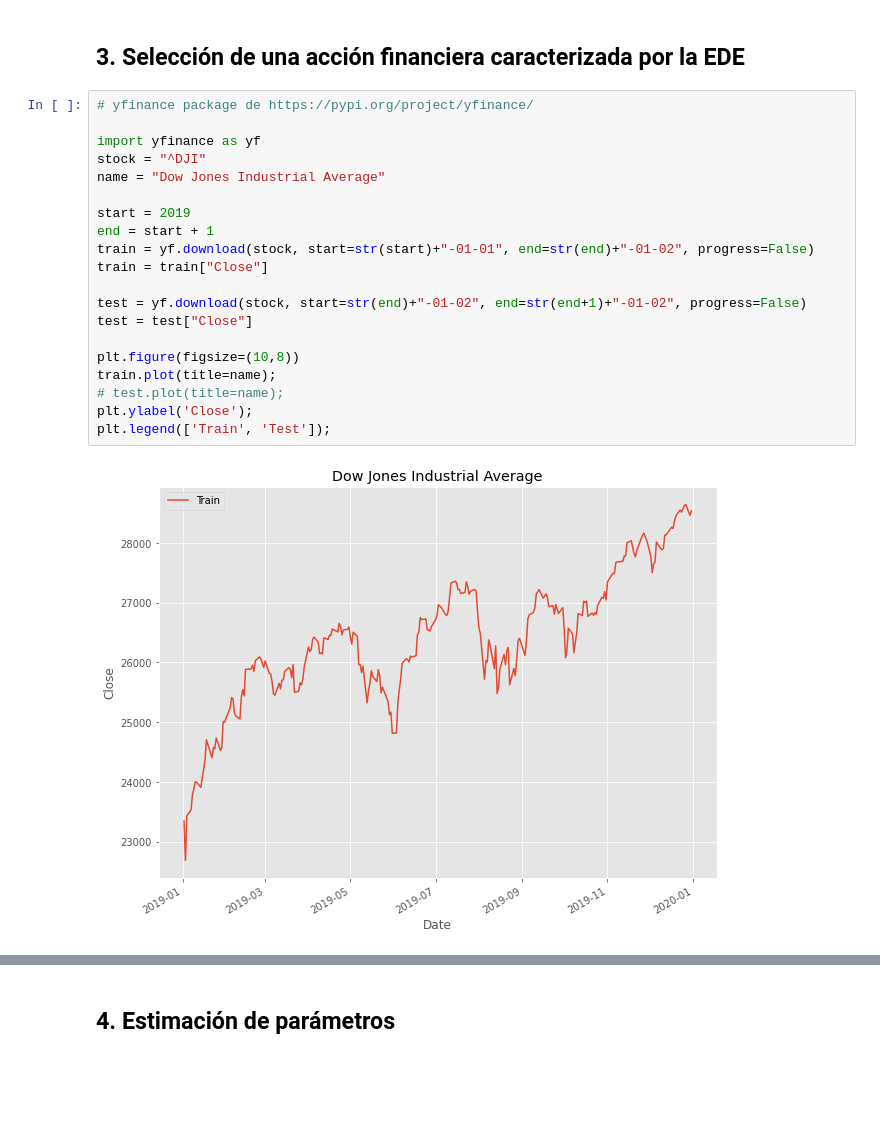
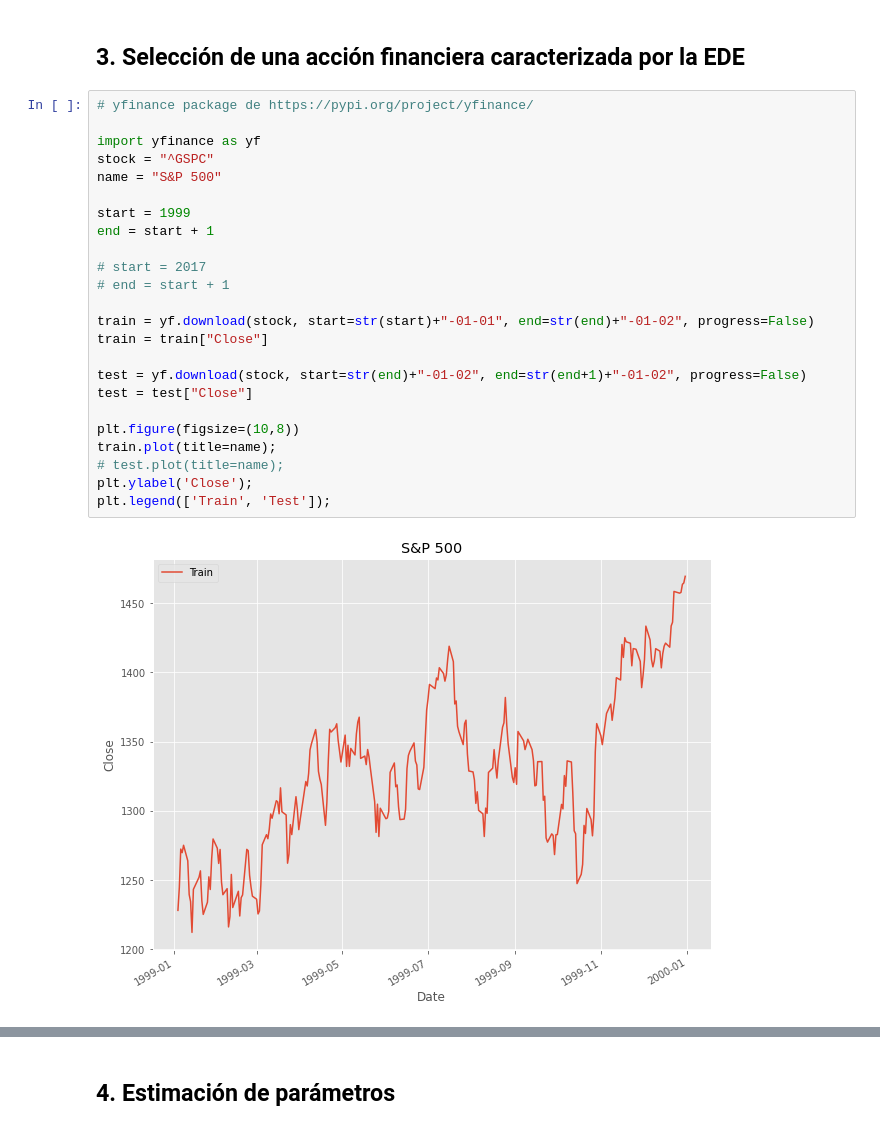
Before and after one commit to scardenol/proc_est2, a Jupyter notebook: P2.ipynb, the cells around one changed output, grey strips where cells are left out. Drawn from its saved outputs; the diff is of its cells as text; blank space fills up the shorter version.

```diff
--- a/P2.ipynb
+++ b/P2.ipynb
@@ -317,25 +317,29 @@ plt.legend(['experimental', 'teórica']);
 # %%
 # yfinance package de https://pypi.org/project/yfinance/
 
 import yfinance as yf
-stock = "^DJI"
-name = "Dow Jones Industrial Average"
+stock = "^GSPC"
+name = "S&P 500"
 
-start = 2019
+start = 1999
 end = start + 1
+
+# start = 2017
+# end = start + 1
+
 train = yf.download(stock, start=str(start)+"-01-01", end=str(end)+"-01-02", progress=False)
 train = train["Close"]
 
 test = yf.download(stock, start=str(end)+"-01-02", end=str(end+1)+"-01-02", progress=False)
 test = test["Close"]
 
 plt.figure(figsize=(10,8))
 train.plot(title=name);
 # test.plot(title=name);
 plt.ylabel('Close');
 plt.legend(['Train', 'Test']);
 # %% [output]
-[figure, old version]
+[figure, new version]
 # %%
 # Condiciones a nivel de distribución (test de normalidad)
 data = pd.DataFrame(train)
```
Also changed, not shown: parts of 17 cells of this notebook.
